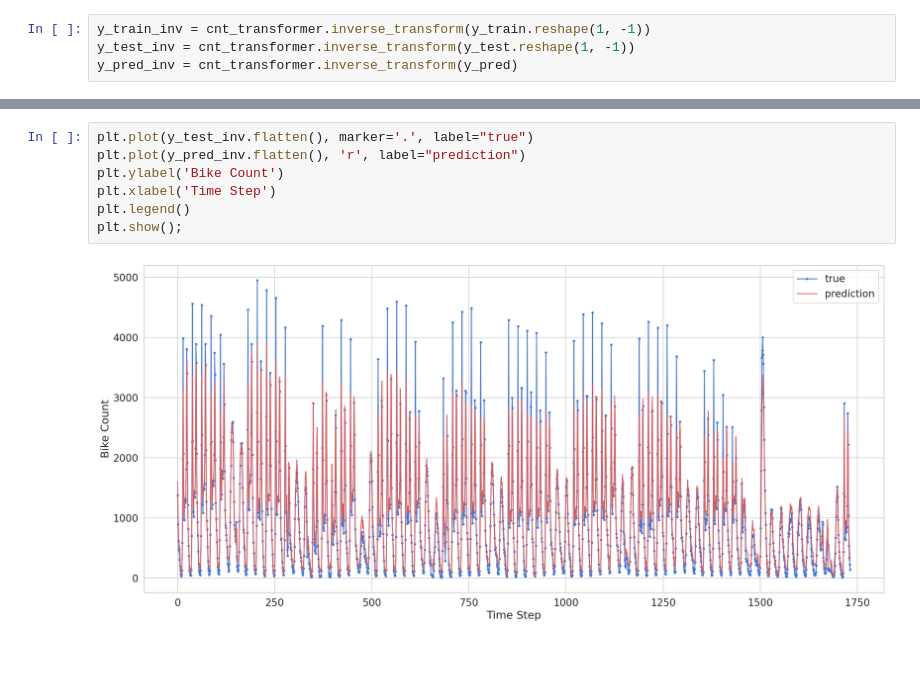
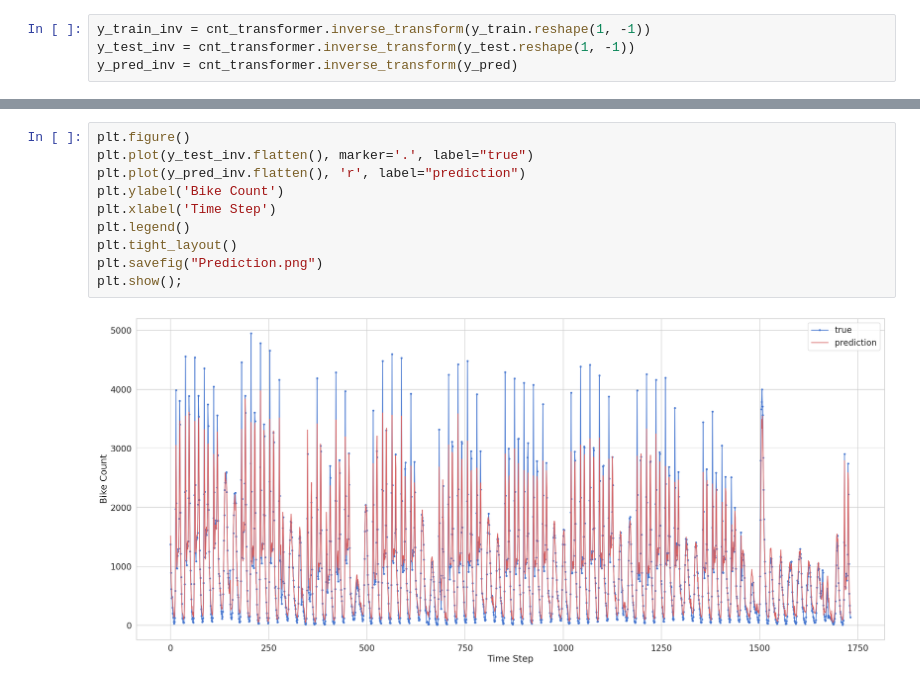
Before and after one commit to dduygaucho/london-bike-sharing, a Jupyter notebook: London_bike_sharing.ipynb, the cells around one changed output, grey strips where cells are left out. Saved outputs shown, nothing was run; the diff lists cells and outputs as text; blank space fills up the shorter version.

```diff
--- a/London_bike_sharing.ipynb
+++ b/London_bike_sharing.ipynb
@@ -366,9 +361,12 @@ plt.show();
 # %%
+plt.figure()
 plt.plot(y_test_inv.flatten(), marker='.', label="true")
 plt.plot(y_pred_inv.flatten(), 'r', label="prediction")
 plt.ylabel('Bike Count')
 plt.xlabel('Time Step')
 plt.legend()
+plt.tight_layout()
+plt.savefig("Prediction.png")
 plt.show();
 # %% [output]
-[figure, old version]
+[figure, new version]
```
Also changed, not shown: parts of 9 cells of this notebook.
